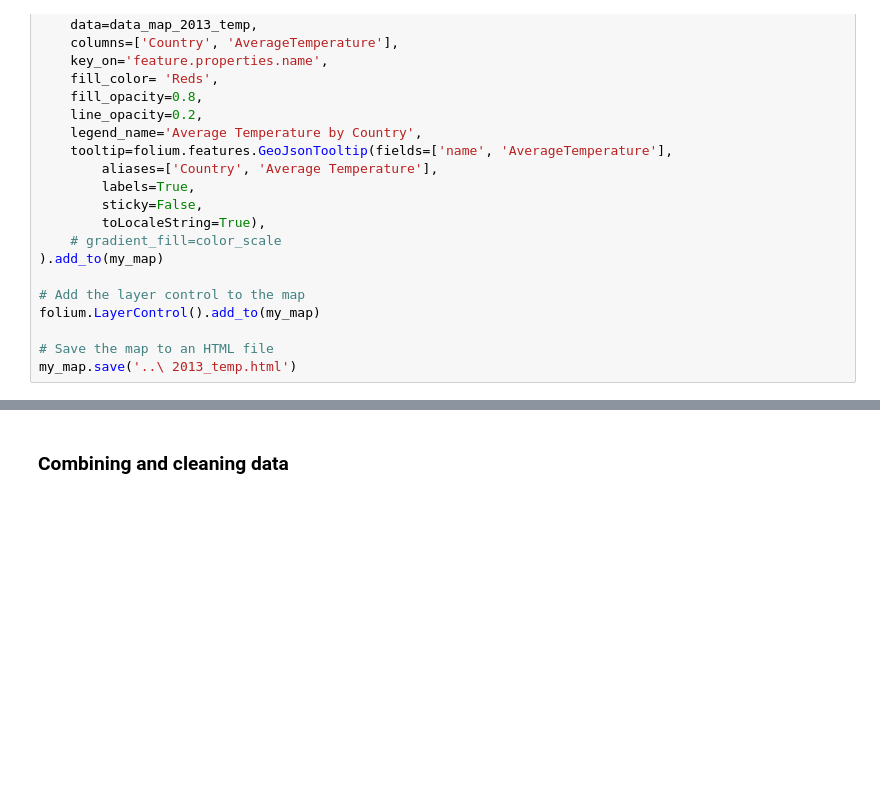
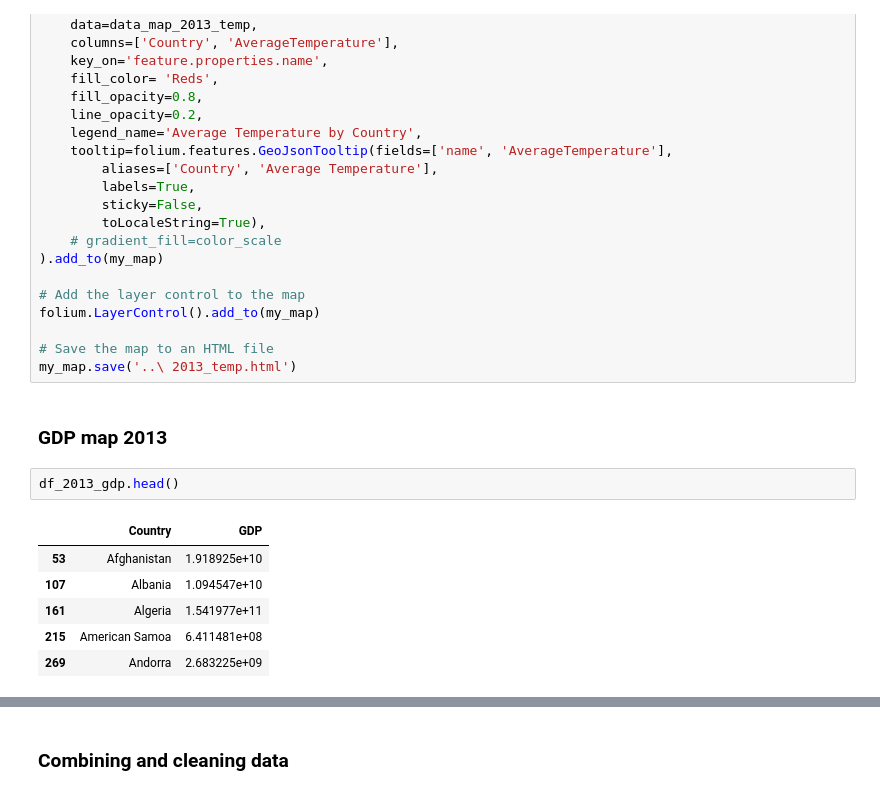
Before and after one commit to ArisMei/Beg-python-project, a Jupyter notebook: analysis/project-notebook-12.ipynb, the cells around one changed output, grey strips where cells are left out. Drawn from its saved outputs; the diff is of its cells as text; blank space fills up the shorter version.

```diff
--- a/analysis/project-notebook-12.ipynb
+++ b/analysis/project-notebook-12.ipynb
@@ -382,3 +381,14 @@ folium.LayerControl().add_to(my_map)
 
 # Save the map to an HTML file
 my_map.save('..\ 2013_temp.html')
+# %% [markdown]
+### GDP map 2013
+# %%
+df_2013_gdp.head()
+# %% [output]
+|  | Country | GDP |
+| 53 | Afghanistan | 1.918925e+10 |
+| 107 | Albania | 1.094547e+10 |
+| 161 | Algeria | 1.541977e+11 |
+| 215 | American Samoa | 6.411481e+08 |
+| 269 | Andorra | 2.683225e+09 |
```
Also changed, not shown: parts of 12 cells of this notebook, 3 other files.
